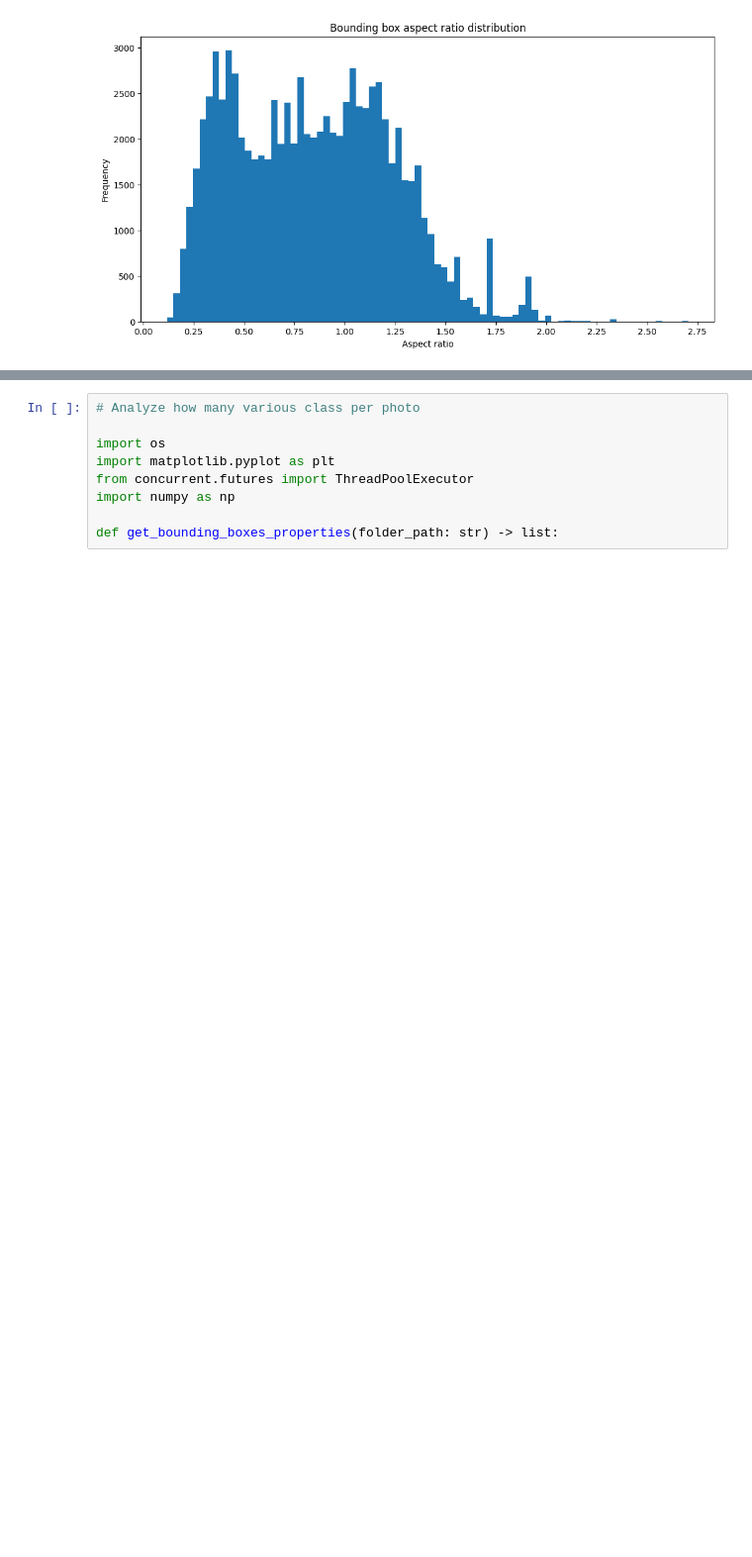
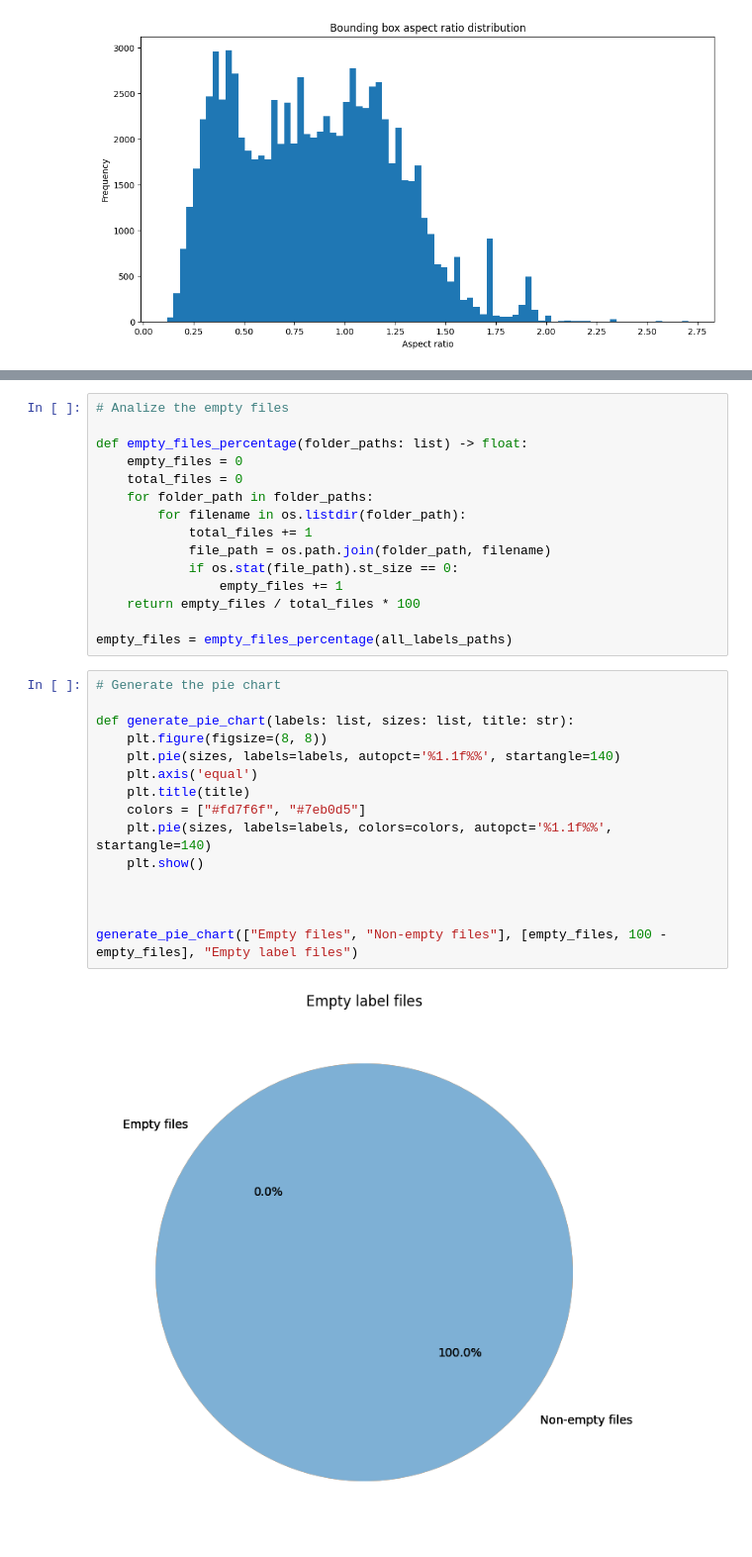
Before and after one commit to KajetanMieloch/Data-Scientist-praktyka-studencka, a Jupyter notebook: Zadania Rekrutacujne/Data Science Intern/odpowiedz.ipynb, the cells around one changed output, grey strips where cells are left out. Shown: that part at 99% size. Drawn from its saved outputs; the diff is of its cells as text; blank space fills up the shorter version.

```diff
--- a/Zadania Rekrutacujne/Data Science Intern/odpowiedz.ipynb
+++ b/Zadania Rekrutacujne/Data Science Intern/odpowiedz.ipynb
@@ -374,10 +417,33 @@ generate_histogram(get_aspect_ratio(all_bounding_boxes_properties), "Bounding bo
+# %%
+# Analize the empty files
+
+def empty_files_percentage(folder_paths: list) -> float:
+    empty_files = 0
+    total_files = 0
+    for folder_path in folder_paths:
+        for filename in os.listdir(folder_path):
+            total_files += 1
+            file_path = os.path.join(folder_path, filename)
+            if os.stat(file_path).st_size == 0:
+                empty_files += 1
+    return empty_files / total_files * 100
+
+empty_files = empty_files_percentage(all_labels_paths)
 # %%
-# Analyze how many various class per photo
+# Generate the pie chart
 
-import os
-import matplotlib.pyplot as plt
-from concurrent.futures import ThreadPoolExecutor
-import numpy as np
+def generate_pie_chart(labels: list, sizes: list, title: str):
+    plt.figure(figsize=(8, 8))
+    plt.pie(sizes, labels=labels, autopct='%1.1f%%', startangle=140)
+    plt.axis('equal')
+    plt.title(title)
+    colors = ["#fd7f6f", "#7eb0d5"]
+    plt.pie(sizes, labels=labels, colors=colors, autopct='%1.1f%%', startangle=140)
+    plt.show()
 
-def get_bounding_boxes_properties(folder_path: str) -> list:
+
+
+generate_pie_chart(["Empty files", "Non-empty files"], [empty_files, 100 - empty_files], "Empty label files")
+# %% [output]
+[figure, added]
 # %%
```
Also changed, not shown: parts of 16 cells of this notebook.
